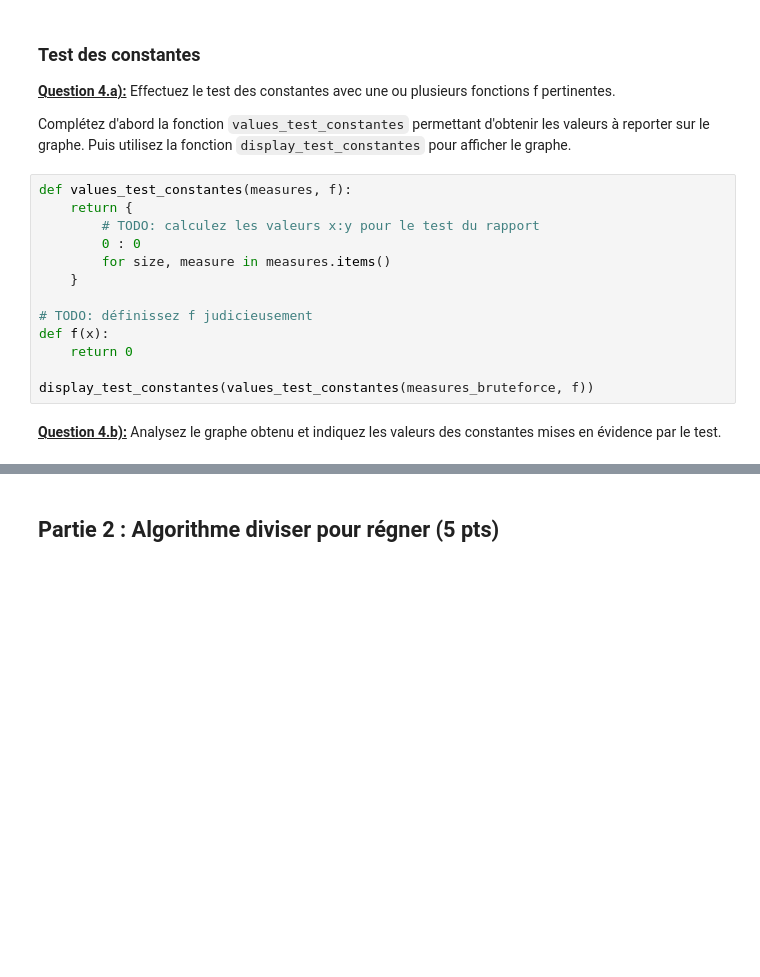
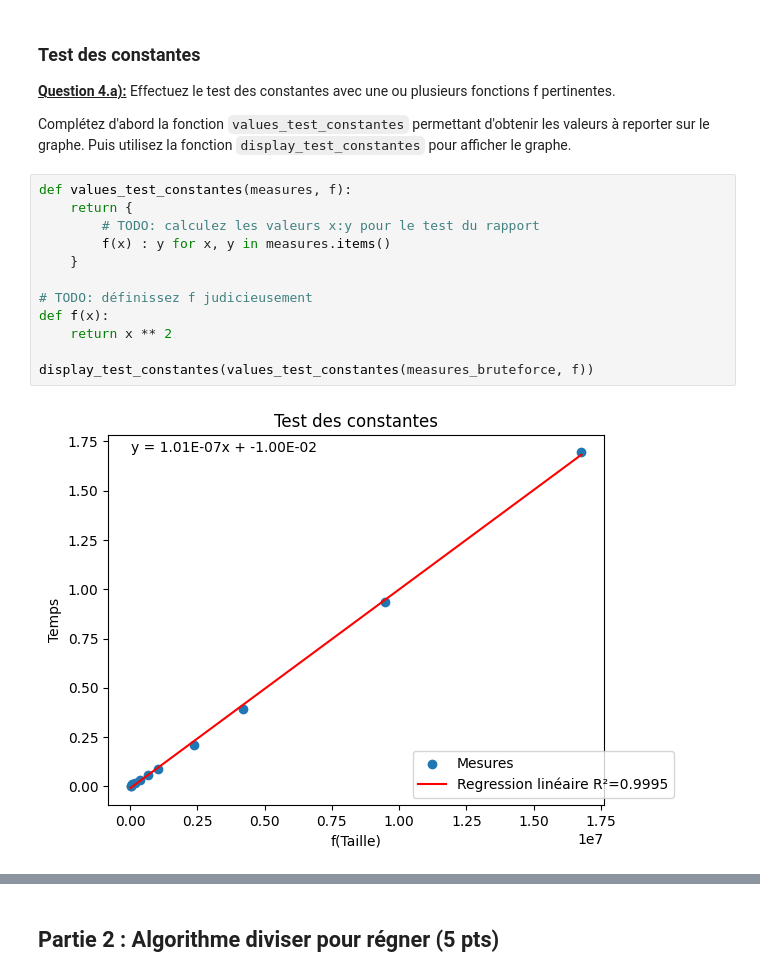
Before and after one commit to UiVieto/INF8775, a Jupyter notebook: TP1-H24.ipynb, the cells around one changed output, grey strips where cells are left out. Drawn from its saved outputs; the diff is of its cells as text; blank space fills up the shorter version.

```diff
--- a/TP1-H24.ipynb
+++ b/TP1-H24.ipynb
@@ -383,15 +403,14 @@ Complétez d'abord la fonction `values_test_constantes` permettant d'obtenir les
 # %%
 def values_test_constantes(measures, f):
     return {
         # TODO: calculez les valeurs x:y pour le test du rapport
-        0 : 0
-        for size, measure in measures.items()
+        f(x) : y for x, y in measures.items()
     }
 
 # TODO: définissez f judicieusement
 def f(x):
-    return 0
+    return x ** 2
 
 display_test_constantes(values_test_constantes(measures_bruteforce, f))
+# %% [output]
+[figure, added]
-# %% [markdown]
-<u>**Question 4.b):**</u> Analysez le graphe obtenu et indiquez les valeurs des constantes mises en évidence par le test.
```
Also changed, not shown: parts of 19 cells of this notebook.
